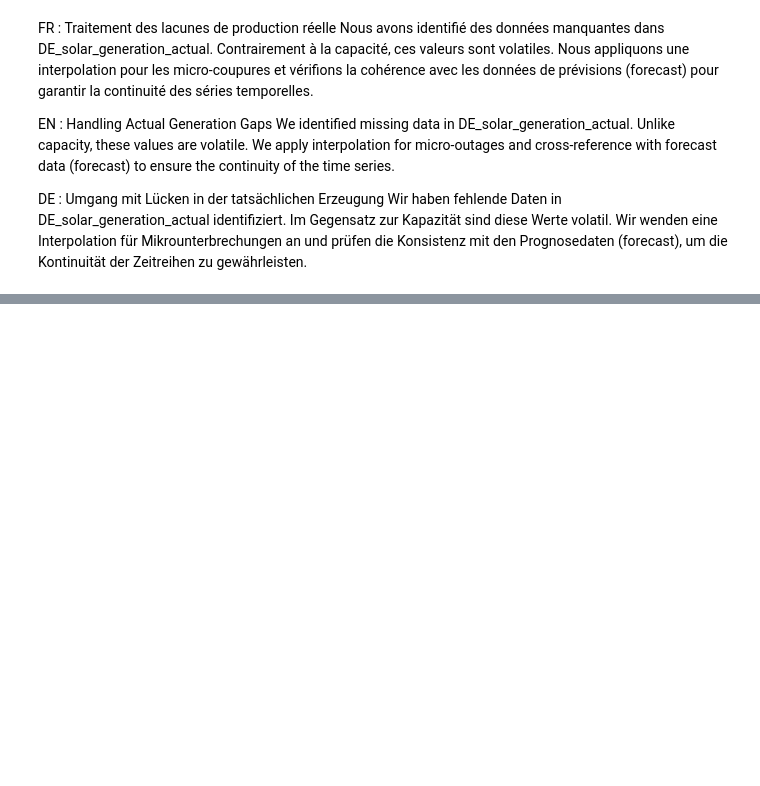
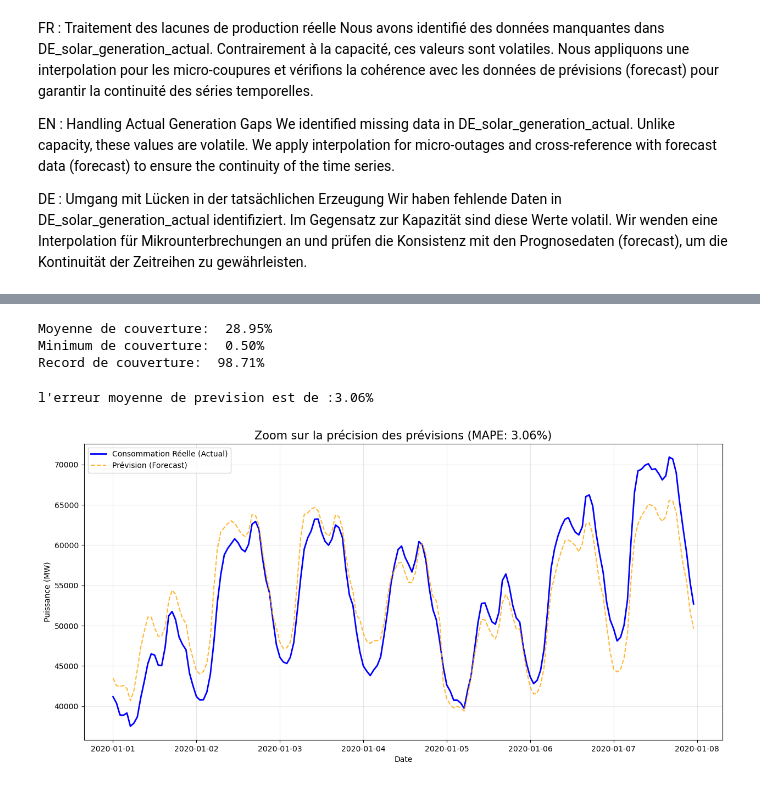
Before and after one commit to kamgaarmel/git, a Jupyter notebook: test_opsd.ipynb, the cells around one changed output, grey strips where cells are left out. Saved outputs shown, nothing was run; the diff lists cells and outputs as text; code cells hidden in the pictures; blank space fills up the shorter version.

```diff
--- a/test_opsd.ipynb
+++ b/test_opsd.ipynb
@@ -216,0 +463,4 @@ Name: DE_solar_generation_actual, Length: 50400, dtype: float64
+# %%
+
+df_Deutschland['DE_load_forecast_entsoe_transparency'] = df_Deutschland['DE_load_forecast_entsoe_transparency'].interpolate(method='linear')
+print(df_Deutschland.isnull().sum())
@@ -216,0 +489,4 @@ Name: DE_solar_generation_actual, Length: 50400, dtype: float64
+# %%
+df_Deutschland['Total_RE_generation'] = (df_Deutschland['DE_solar_generation_actual']+ df_Deutschland['DE_wind_onshore_generation_actual']+ df_Deutschland['DE_wind_offshore_generation_actual'])
+df_Deutschland['Total_RE_capacity'] = (df_Deutschland['DE_solar_capacity'] + df_Deutschland['DE_wind_capacity'])
+print(df_Deutschland[['Total_RE_generation', 'Total_RE_capacity', 'DE_load_actual_entsoe_transparency']].head())
@@ -216,0 +509,43 @@ Name: DE_solar_generation_actual, Length: 50400, dtype: float64
+# %%
+df_Deutschland['Total_RE_generation'] = (df_Deutschland['DE_solar_generation_actual']+ df_Deutschland['DE_wind_onshore_generation_actual']+ df_Deutschland['DE_wind_offshore_generation_actual'])
+df_Deutschland['RE_penetration_rate'] = (df_Deutschland['Total_RE_generation'] / df_Deutschland ['DE_load_actual_entsoe_transparency'])*100
+print(f"Moyenne de couverture: {df_Deutschland['RE_penetration_rate'].mean(): .2f}%")
+print(f"Minimum de couverture: {df_Deutschland['RE_penetration_rate'].min(): .2f}%")
+print(f"Record de couverture: {df_Deutschland['RE_penetration_rate'].max(): .2f}%")
+# %% [output]
+Moyenne de couverture:  28.95%
+Minimum de couverture:  0.50%
+Record de couverture:  98.71%
+# %%
+gap = np.abs(df_Deutschland['DE_load_actual_entsoe_transparency'] - df_Deutschland['DE_load_forecast_entsoe_transparency'])
+df_Deutschland['MAPE_load'] = (gap / df_Deutschland['DE_load_actual_entsoe_transparency'])*100
+print(f"l'erreur moyenne de prevision est de :{ df_Deutschland['MAPE_load'].mean():.2f}%")
+# %% [output]
+l'erreur moyenne de prevision est de :3.06%
+# %%
+import matplotlib.pyplot as plt
+
+# 1. Sélection d'une semaine (du 1er au 7 janvier 2020)
+start_date = '2020-01-01'
+end_date = '2020-01-07'
+semaine_test = df_Deutschland.loc[start_date:end_date]
+
+# 2. Création de la figure
+plt.figure(figsize=(15, 7))
+
+# 3. Tracé des courbes
+plt.plot(semaine_test.index, semaine_test['DE_load_actual_entsoe_transparency'],
+         label='Consommation Réelle (Actual)', color='blue', linewidth=2)
+plt.plot(semaine_test.index, semaine_test['DE_load_forecast_entsoe_transparency'],
+         label='Prévision (Forecast)', color='orange', linestyle='--', alpha=0.8)
+
+# 4. Habillage du graphique
+plt.title(f"Zoom sur la précision des prévisions (MAPE: {df_Deutschland['MAPE_load'].mean():.2f}%)", fontsize=15)
+plt.ylabel("Puissance (MW)")
+plt.xlabel("Date")
+plt.legend()
+plt.grid(True, alpha=0.3)
+
+plt.show()
+# %% [output]
+[figure, added]
```
Also changed, not shown: parts of 20 cells of this notebook.
